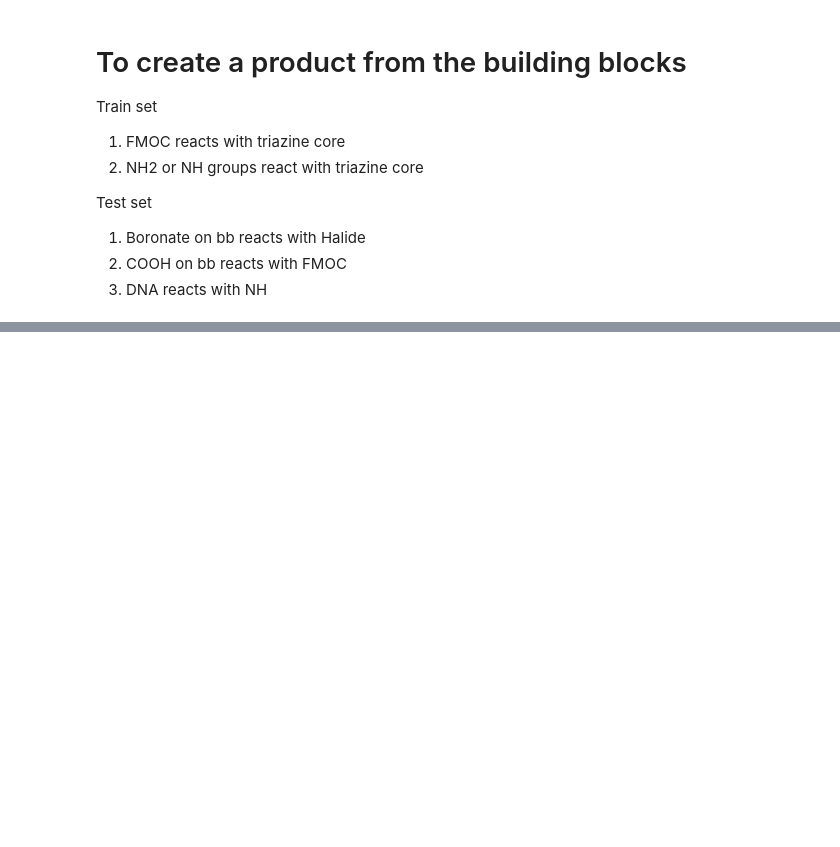
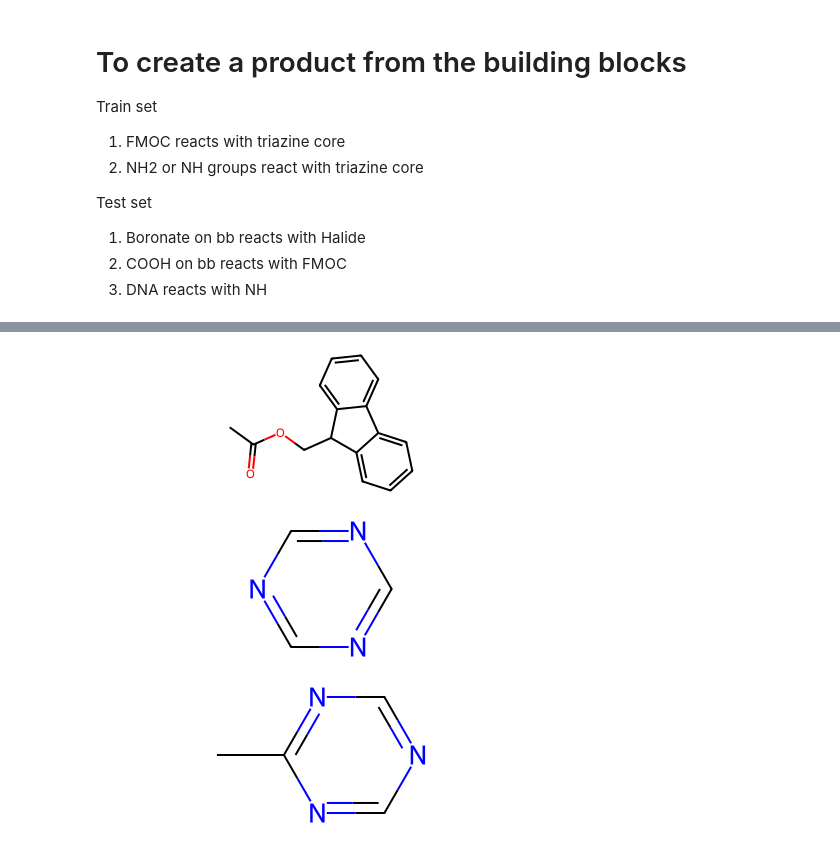
Before and after one commit to TeamEpochGithub/iv-q4-predict-new-medicines-belka, a Jupyter notebook: notebooks/reaction_experimentation.ipynb, the cells around one changed output, grey strips where cells are left out. Saved outputs shown, nothing was run; the diff lists cells and outputs as text; code cells hidden in the pictures; blank space fills up the shorter version.

```diff
--- a/notebooks/reaction_experimentation.ipynb
+++ b/notebooks/reaction_experimentation.ipynb
@@ -41,0 +54,38 @@ DNA_COOH_SMART = '[#6]1:[#6]:[#6]:[#6]:[#6]:[#6]:1.[#6]1:[#6]:[#6]:[#6]:[#6]:[#6
+# %%
+FMOC_TRIAZINE_SMART = '[*:1]C(=O)OCC1c2ccccc2-c2ccccc21>>c1nc([*:1])ncn1'
+reaction_fmoc_triazine = Chem.rdChemReactions.ReactionFromSmarts(FMOC_TRIAZINE_SMART)
+NH2_TRIAZINE_SMART1 = '[cH:1]1nc([*:3])ncn1.[NH2;!$(N-[#66]):2]>>[c:1]([*:3])1ncnc([NH:2])n1'
+reaction_nh2_triazine1 = Chem.rdChemReactions.ReactionFromSmarts(NH2_TRIAZINE_SMART1)
+NH_TRIAZINE_SMART1 = '[cH:1]1nc([*:3])ncn1.[Nh;!$(N-[#66]):2]>>[c:1]([*:3])1ncnc([N:2])n1'
+reaction_nh_triazine1 = Chem.rdChemReactions.ReactionFromSmarts(NH_TRIAZINE_SMART1)
+NH2_TRIAZINE_SMART2 = '[cH:1]1nc([*:3])nc([*:4])n1.[NH2;!$(N-[#66]):2]>>[c:1]([*:3])1nc([*:4])nc([NH:2])n1'
+reaction_nh2_triazine2 = Chem.rdChemReactions.ReactionFromSmarts(NH2_TRIAZINE_SMART2)
+NH_TRIAZINE_SMART2 = '[cH:1]1nc([*:3])nc([*:4])n1.[Nh;!$(N-[#66]):2]>>[c:1]([*:3])1nc([*:4])nc([N:2])n1'
+reaction_nh_triazine2 = Chem.rdChemReactions.ReactionFromSmarts(NH_TRIAZINE_SMART2)
+
+BORONATE_HALIDE_SMART = '[*:1]([I,Br,Cl,F]).[*:2]B1OC(C)(C)C(C)(C)O1>>[*:1]([*:2])'
+reaction_boronate_halide = Chem.rdChemReactions.ReactionFromSmarts(BORONATE_HALIDE_SMART)
+COOH_BOC_SMART = '[*:1]C(=O)OC(C)(C)C.[*:2]C(=O)O>>[*:1]C(=O)[*:2]'
+reaction_cooh_boc = Chem.rdChemReactions.ReactionFromSmarts(COOH_BOC_SMART)
+
+#DNA_COOH_SMART = 'C' # Always on the first bb
+#reaction_dna_cooh = Chem.rdChemReactions.ReactionFromSmarts(DNA_COOH_SMART)
+# %%
+test1 = Chem.MolFromSmiles("CC(=O)OCC1c2ccccc2-c2ccccc21")
+test2 = Chem.MolFromSmiles(TRIAZINE_SMILE)
+
+# Check if smart matches to test1
+
+display(test1)
+display(test2)
+#reaction = reaction_nh2_triazine
+product = reaction_fmoc_triazine.RunReactants([test1])
+
+# print(reaction_boronate_halide.IsMoleculeReactant(test1))
+# print(reaction_boronate_halide.IsMoleculeReactant(test2))
+
+display(product[0][0])
+# %% [output]
+[figure, added]
+[figure, added]
+[figure, added]
```
Also changed, not shown: parts of 6 cells of this notebook.
